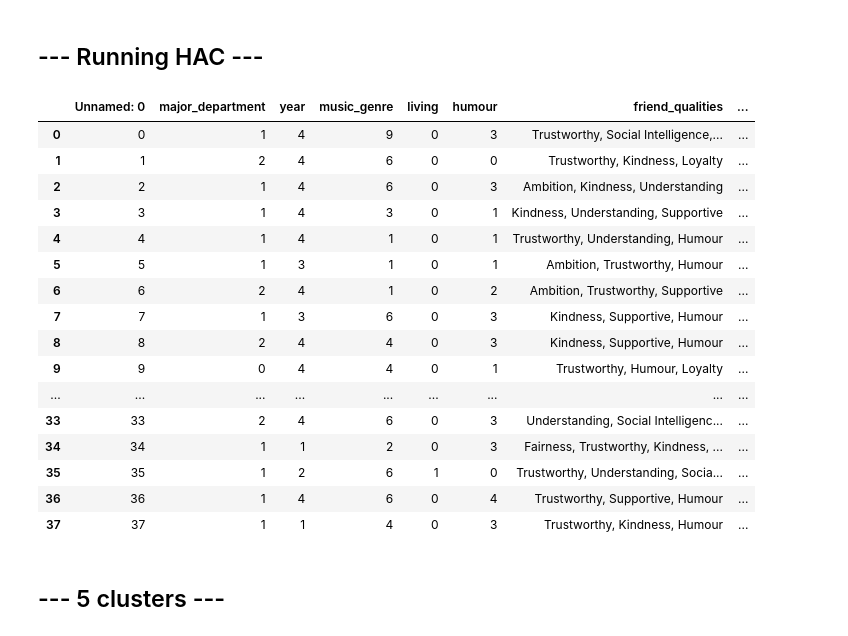
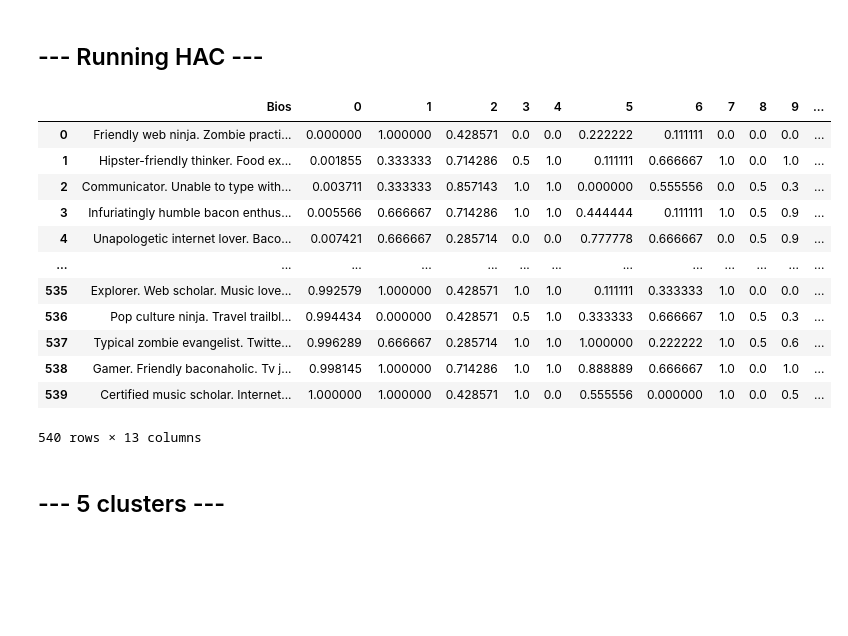
Before and after one commit to seemavora/marketAnalysis, a Jupyter notebook: clusteringAlgorithms/Surabhi/HAC.ipynb, the cells around one changed output. Drawn from its saved outputs; the diff is of its cells as text; code cells hidden in the pictures; blank space fills up the shorter version.

```diff
--- a/clusteringAlgorithms/Surabhi/HAC.ipynb
+++ b/clusteringAlgorithms/Surabhi/HAC.ipynb
@@ -33,0 +33,33 @@ df.head()
+# %%
+
+# Instantiating the Scaler
+scaler = StandardScaler()
+# scaler = MinMaxScaler()
+
+for col in df.columns:
+    print(col)
+
+# Scaling the categories then replacing the old values
+# df = df[['Bios']].join(
+#               pd.DataFrame(
+#           scaler.fit_transform(
+#                                df.drop(columns='Bios',axis=1)),
+#                                index=df.index))
+
+df = df[['Bios']] .join(
+              pd.DataFrame(
+          scaler.fit_transform(df.drop(columns=df[['Bios', 'Transfer']],axis=1))))
+
+print('----------------------------------------------------------------------------')
+for col in df.columns:
+    print(col)
+# df = df[['Movie_Genres', 'Sports', 'Major_Dept', 'Year', 'Ambition', 'Goals', 'Music', 'Friday_Nights', 'School_balance', 'Social_Style', 'Transfer', 'Bios']] .join(
+#               pd.DataFrame(
+#           scaler.fit_transform(df.drop(columns=df[['Movie_Genres', 'Sports', 'Major_Dept', 'Year', 'Ambition', 'Goals', 'Music', 'Friday_Nights', 'School_balance', 'Social_Style', 'Transfer', 'Bios']],axis=1))))
+
+# df[['Movie_Genres', 'Sports', 'Major_Dept', 'Year', 'Ambition', 'Goals', 'Music', 'Friday_Nights', 'School_balance', 'Social_Style', 'Transfer']] = scaler.fit_transform(df[['Movie_Genres', 'Sports', 'Major_Dept', 'Year', 'Ambition', 'Goals', 'Music', 'Friday_Nights', 'School_balance', 'Social_Style', 'Transfer']])
+
+
+
+
+df.head()
@@ -44,7 +100,7 @@ vectorizer = CountVectorizer()
 #vectorizer = TfidfVectorizer()
 
 # Fitting the vectorizer to the Bios
-x = vectorizer.fit_transform(df['personal_qualities'])
+x = vectorizer.fit_transform(df['Bios'])
 
 # Creating a new DF that contains the vectorized words
 df_wrds = pd.DataFrame(x.toarray(), columns=vectorizer.get_feature_names())
@@ -52,5 +108,6 @@ df_wrds = pd.DataFrame(x.toarray(), columns=vectorizer.get_feature_names())
 # Concating the words DF with the original DF
 new_df = pd.concat([df, df_wrds], axis=1)
 
-new_df.drop('personal_qualities', axis=1, inplace=True)
-new_df.drop('friend_qualities', axis=1, inplace=True)
+new_df.drop('Bios', axis=1, inplace=True)
+# new_df.drop('personal_qualities', axis=1, inplace=True)
+# new_df.drop('friend_qualities', axis=1, inplace=True)
@@ -192,41 +280,37 @@ Cluster #     Cluster Score
 ## --- Running HAC ---
 # %%
 # Instantiating HAC
-hac = AgglomerativeClustering(n_clusters=5)
+hac = AgglomerativeClustering(n_clusters=19)
 
 # Fitting
 hac.fit(df_pca)
 
 scaler.fit(new_df)
 # Getting cluster assignments
 cluster_assignments = hac.labels_
 
 # Unscaling the categories then replacing the scaled values
 # df = df[['personal_qualities']].join(pd.DataFrame(scaler.inverse_transform(df.drop('personal_qualities', axis=1)), columns=df.columns[1:], index=df.index))
 
 # Assigning the clusters to each profile
 df['Cluster #'] = cluster_assignments
 
 # Viewing the dating profiles with cluster assignments
 df
 # %% [output]
-|  | Unnamed: 0 | major_department | year | music_genre | living | humour | friend_qualities | ... |
-| 0 | 0 | 1 | 4 | 9 | 0 | 3 | Trustworthy, Social Intelligence,... | ... |
-| 1 | 1 | 2 | 4 | 6 | 0 | 0 | Trustworthy, Kindness, Loyalty | ... |
-| 2 | 2 | 1 | 4 | 6 | 0 | 3 | Ambition, Kindness, Understanding | ... |
-| 3 | 3 | 1 | 4 | 3 | 0 | 1 | Kindness, Understanding, Supportive | ... |
-| 4 | 4 | 1 | 4 | 1 | 0 | 1 | Trustworthy, Understanding, Humour | ... |
-| 5 | 5 | 1 | 3 | 1 | 0 | 1 | Ambition, Trustworthy, Humour | ... |
-| 6 | 6 | 2 | 4 | 1 | 0 | 2 | Ambition, Trustworthy, Supportive | ... |
-| 7 | 7 | 1 | 3 | 6 | 0 | 3 | Kindness, Supportive, Humour | ... |
-| 8 | 8 | 2 | 4 | 4 | 0 | 3 | Kindness, Supportive, Humour | ... |
-| 9 | 9 | 0 | 4 | 4 | 0 | 1 | Trustworthy, Humour, Loyalty | ... |
-| ... | ... | ... | ... | ... | ... | ... | ... | ... |
-| 33 | 33 | 2 | 4 | 6 | 0 | 3 | Understanding, Social Intelligenc... | ... |
-| 34 | 34 | 1 | 1 | 2 | 0 | 3 | Fairness, Trustworthy, Kindness, ... | ... |
-| 35 | 35 | 1 | 2 | 6 | 1 | 0 | Trustworthy, Understanding, Socia... | ... |
-| 36 | 36 | 1 | 4 | 6 | 0 | 4 | Trustworthy, Supportive, Humour | ... |
-| 37 | 37 | 1 | 1 | 4 | 0 | 3 | Trustworthy, Kindness, Humour | ... |
+|  | Bios | 0 | 1 | 2 | 3 | 4 | 5 | 6 | 7 | 8 | 9 | ... |
+| 0 | Friendly web ninja. Zombie practi... | 0.000000 | 1.000000 | 0.428571 | 0.0 | 0.0 | 0.222222 | 0.111111 | 0.0 | 0.0 | 0.0 | ... |
+| 1 | Hipster-friendly thinker. Food ex... | 0.001855 | 0.333333 | 0.714286 | 0.5 | 1.0 | 0.111111 | 0.666667 | 1.0 | 0.0 | 1.0 | ... |
+| 2 | Communicator. Unable to type with... | 0.003711 | 0.333333 | 0.857143 | 1.0 | 1.0 | 0.000000 | 0.555556 | 0.0 | 0.5 | 0.3 | ... |
+| 3 | Infuriatingly humble bacon enthus... | 0.005566 | 0.666667 | 0.714286 | 1.0 | 1.0 | 0.444444 | 0.111111 | 1.0 | 0.5 | 0.9 | ... |
+| 4 | Unapologetic internet lover. Baco... | 0.007421 | 0.666667 | 0.285714 | 0.0 | 0.0 | 0.777778 | 0.666667 | 0.0 | 0.5 | 0.9 | ... |
+| ... | ... | ... | ... | ... | ... | ... | ... | ... | ... | ... | ... | ... |
+| 535 | Explorer. Web scholar. Music love... | 0.992579 | 1.000000 | 0.428571 | 1.0 | 1.0 | 0.111111 | 0.333333 | 1.0 | 0.0 | 0.0 | ... |
+| 536 | Pop culture ninja. Travel trailbl... | 0.994434 | 0.000000 | 0.428571 | 0.5 | 1.0 | 0.333333 | 0.666667 | 1.0 | 0.5 | 0.3 | ... |
+| 537 | Typical zombie evangelist. Twitte... | 0.996289 | 0.666667 | 0.285714 | 1.0 | 1.0 | 1.000000 | 0.222222 | 1.0 | 0.5 | 0.6 | ... |
+| 538 | Gamer. Friendly baconaholic. Tv j... | 0.998145 | 1.000000 | 0.714286 | 1.0 | 1.0 | 0.888889 | 0.666667 | 1.0 | 0.0 | 1.0 | ... |
+| 539 | Certified music scholar. Internet... | 1.000000 | 1.000000 | 0.428571 | 1.0 | 0.0 | 0.555556 | 0.000000 | 1.0 | 0.0 | 0.5 | ... |
+540 rows × 13 columns
 # %% [markdown]
 ## --- 5 clusters ---
 # %%
```
Also changed, not shown: parts of 19 cells of this notebook, 1 other file.
